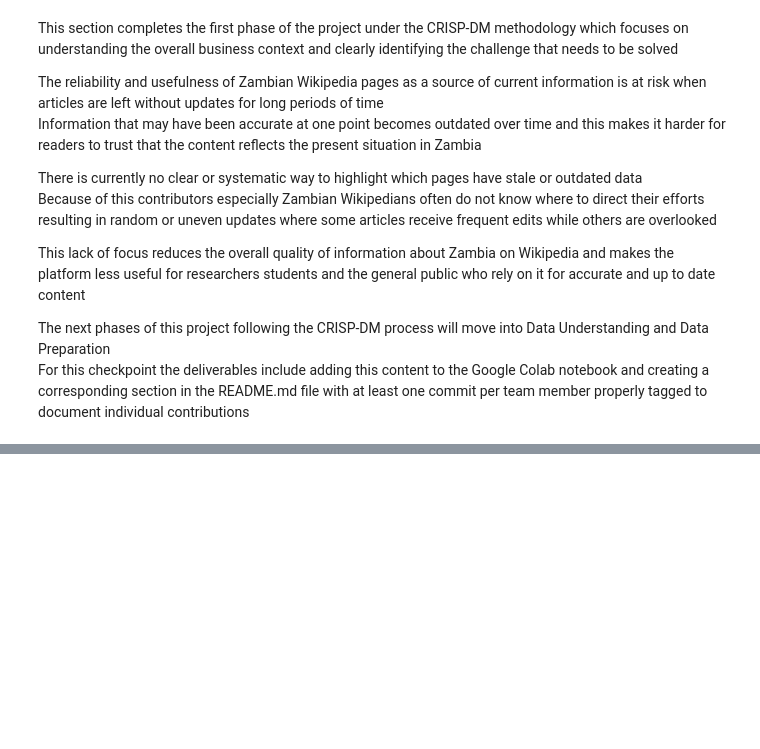
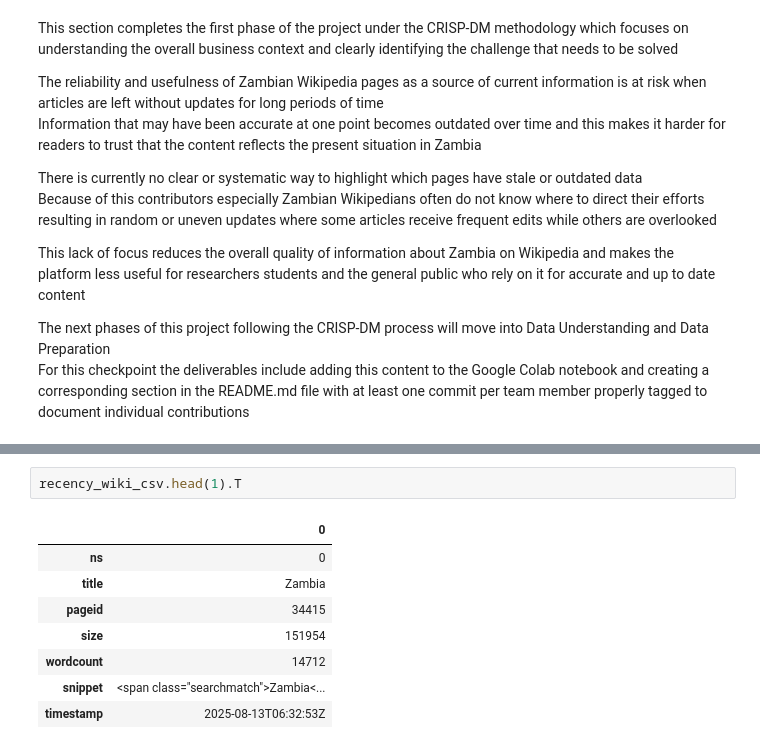
Before and after one commit to Chalwemwansa/data_mining_assign, a Jupyter notebook: Group_22_data_mining_assign.ipynb, the cells around one changed output, grey strips where cells are left out. Cells and saved outputs as stored; diff of their text form; blank space fills up the shorter version.

```diff
--- a/Group_22_data_mining_assign.ipynb
+++ b/Group_22_data_mining_assign.ipynb
@@ -76,0 +145,11 @@ For this checkpoint the deliverables include adding this content to the Google C
+# %%
+recency_wiki_csv.head(1).T
+# %% [output]
+|  | 0 |
+| ns | 0 |
+| title | Zambia |
+| pageid | 34415 |
+| size | 151954 |
+| wordcount | 14712 |
+| snippet | <span class="searchmatch">Zambia<... |
+| timestamp | 2025-08-13T06:32:53Z |
```
Also changed, not shown: parts of 11 cells of this notebook.
